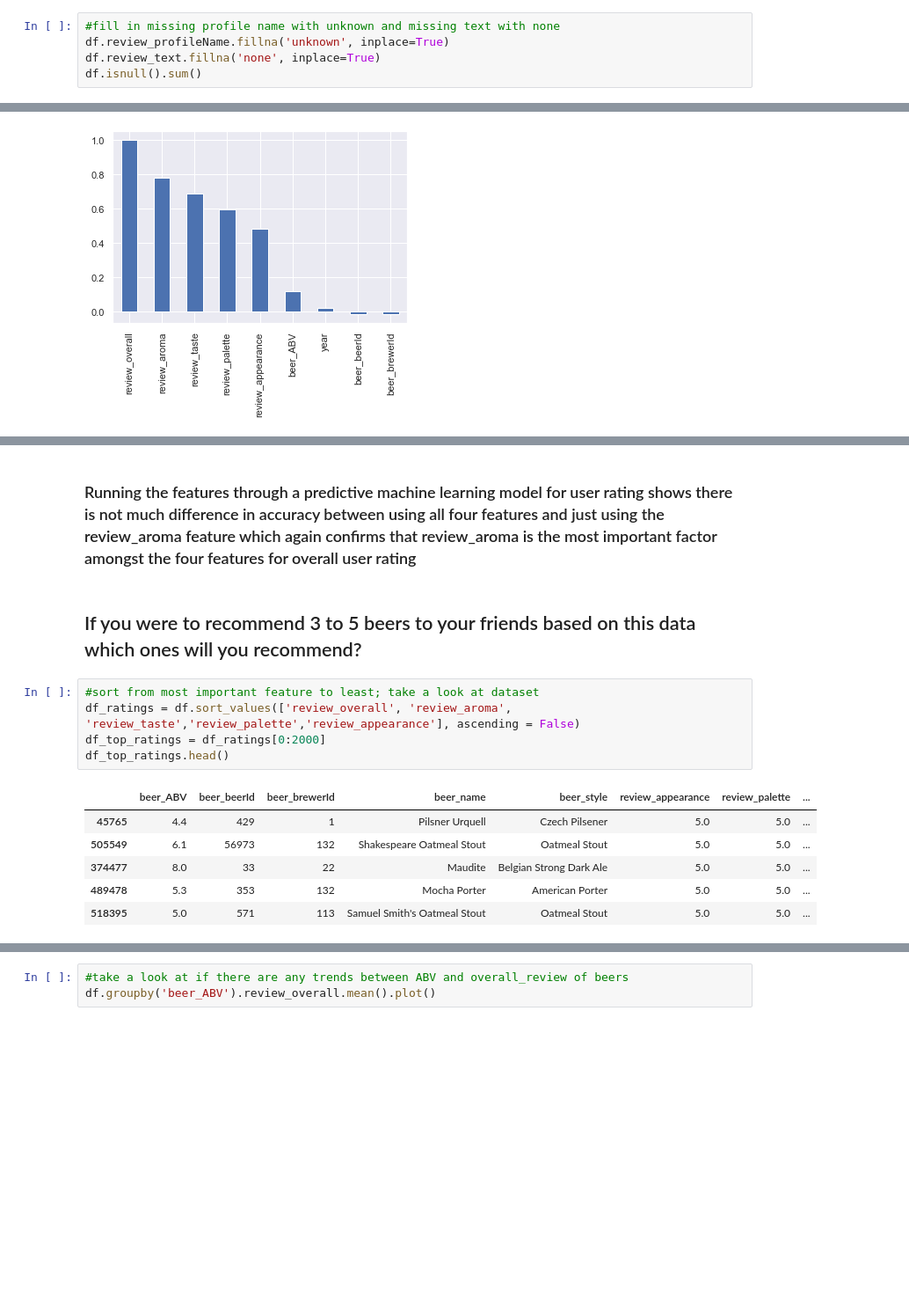
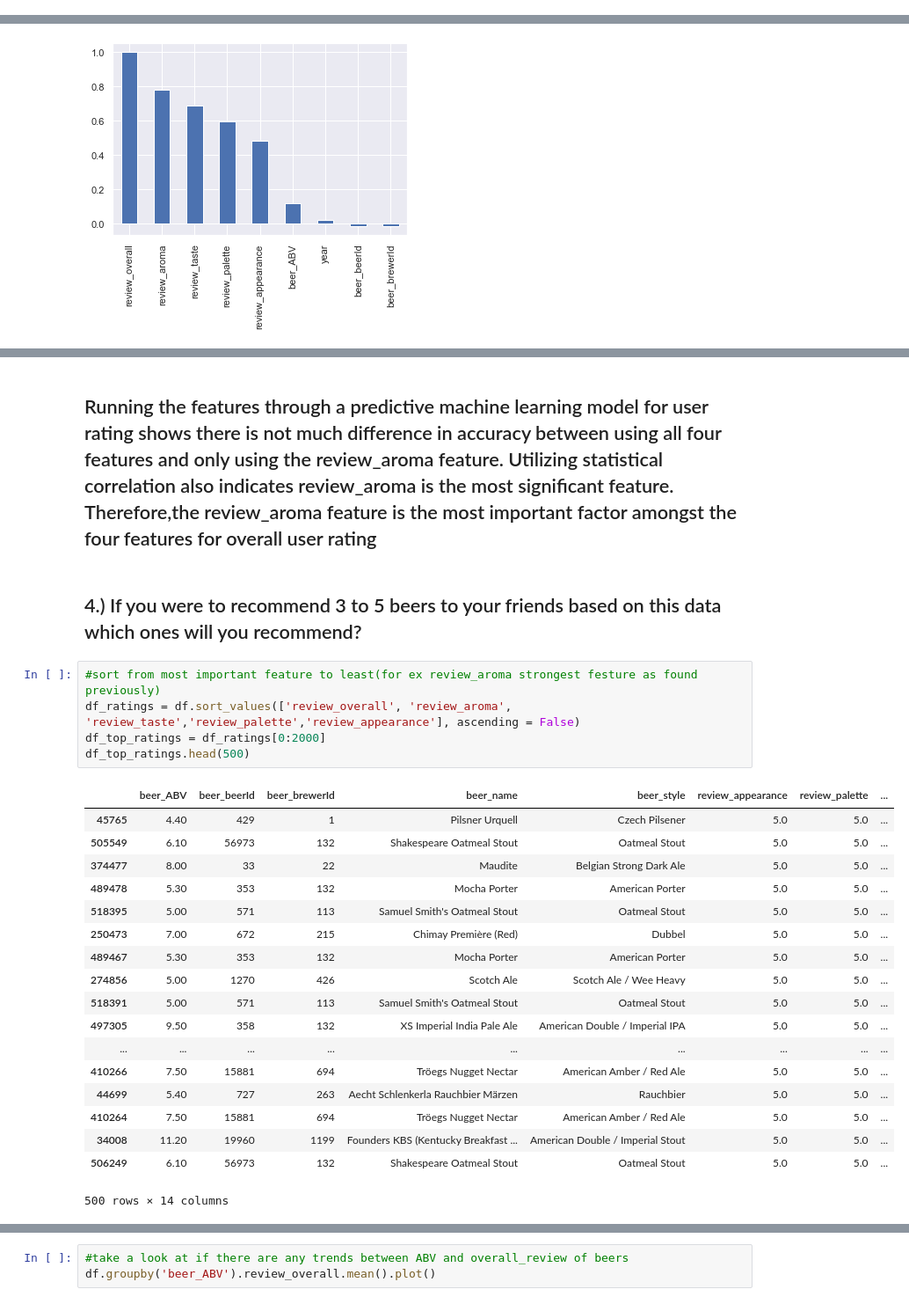
Before and after one commit to rose620/beer_analysis, a Jupyter notebook: Beer_Analysis.ipynb, the cells around one changed output, grey strips where cells are left out. Shown: that part at 88% size. Saved outputs shown, nothing was run; the diff lists cells and outputs as text; blank space fills up the shorter version.

```diff
--- a/Beer_Analysis.ipynb
+++ b/Beer_Analysis.ipynb
@@ -81,8 +65,3 @@ df.describe()
 | 50% | 6.500000 | 14368.000000 | 394.000000 | 4.000000 | 4.000000 | 4.000000 | 4.000000 | ... |
 | 75% | 8.500000 | 40528.000000 | 1475.000000 | 4.000000 | 4.000000 | 4.500000 | 4.000000 | ... |
 | max | 57.700000 | 77310.000000 | 27980.000000 | 5.000000 | 5.000000 | 5.000000 | 5.000000 | ... |
-# %%
-#fill in missing profile name with unknown and missing text with none
-df.review_profileName.fillna('unknown', inplace=True)
-df.review_text.fillna('none', inplace=True)
-df.isnull().sum()
@@ -442,16 +422,28 @@ accuracy on the test subset:0.243
 # %% [markdown]
-### Running the features through a predictive machine learning model for user rating shows there is not much difference in accuracy between using all four features and just using the review_aroma feature which again confirms that review_aroma is the most important factor amongst the four features for overall user rating
+## Running the features through a predictive machine learning model for user rating shows there is not much difference in accuracy between using all four features and only using the review_aroma feature. Utilizing statistical correlation also indicates review_aroma is the most significant feature. Therefore,the review_aroma feature is the most important factor amongst the four features for overall user rating
 # %% [markdown]
-## If you were to recommend 3 to 5 beers to your friends based on this data which ones will you recommend?
+## 4.) If you were to recommend 3 to 5 beers to your friends based on this data which ones will you recommend?
 # %%
-#sort from most important feature to least; take a look at dataset
+#sort from most important feature to least(for ex review_aroma strongest festure as found previously)
 df_ratings = df.sort_values(['review_overall', 'review_aroma', 'review_taste','review_palette','review_appearance'], ascending = False)
 df_top_ratings = df_ratings[0:2000]
-df_top_ratings.head()
+df_top_ratings.head(500)
 # %% [output]
 |  | beer_ABV | beer_beerId | beer_brewerId | beer_name | beer_style | review_appearance | review_palette | ... |
-| 45765 | 4.4 | 429 | 1 | Pilsner Urquell | Czech Pilsener | 5.0 | 5.0 | ... |
-| 505549 | 6.1 | 56973 | 132 | Shakespeare Oatmeal Stout | Oatmeal Stout | 5.0 | 5.0 | ... |
-| 374477 | 8.0 | 33 | 22 | Maudite | Belgian Strong Dark Ale | 5.0 | 5.0 | ... |
-| 489478 | 5.3 | 353 | 132 | Mocha Porter | American Porter | 5.0 | 5.0 | ... |
-| 518395 | 5.0 | 571 | 113 | Samuel Smith's Oatmeal Stout | Oatmeal Stout | 5.0 | 5.0 | ... |
+| 45765 | 4.40 | 429 | 1 | Pilsner Urquell | Czech Pilsener | 5.0 | 5.0 | ... |
+| 505549 | 6.10 | 56973 | 132 | Shakespeare Oatmeal Stout | Oatmeal Stout | 5.0 | 5.0 | ... |
+| 374477 | 8.00 | 33 | 22 | Maudite | Belgian Strong Dark Ale | 5.0 | 5.0 | ... |
+| 489478 | 5.30 | 353 | 132 | Mocha Porter | American Porter | 5.0 | 5.0 | ... |
+| 518395 | 5.00 | 571 | 113 | Samuel Smith's Oatmeal Stout | Oatmeal Stout | 5.0 | 5.0 | ... |
+| 250473 | 7.00 | 672 | 215 | Chimay Première (Red) | Dubbel | 5.0 | 5.0 | ... |
+| 489467 | 5.30 | 353 | 132 | Mocha Porter | American Porter | 5.0 | 5.0 | ... |
+| 274856 | 5.00 | 1270 | 426 | Scotch Ale | Scotch Ale / Wee Heavy | 5.0 | 5.0 | ... |
+| 518391 | 5.00 | 571 | 113 | Samuel Smith's Oatmeal Stout | Oatmeal Stout | 5.0 | 5.0 | ... |
+| 497305 | 9.50 | 358 | 132 | XS Imperial India Pale Ale | American Double / Imperial IPA | 5.0 | 5.0 | ... |
+| ... | ... | ... | ... | ... | ... | ... | ... | ... |
+| 410266 | 7.50 | 15881 | 694 | Tröegs Nugget Nectar | American Amber / Red Ale | 5.0 | 5.0 | ... |
+| 44699 | 5.40 | 727 | 263 | Aecht Schlenkerla Rauchbier Märzen | Rauchbier | 5.0 | 5.0 | ... |
+| 410264 | 7.50 | 15881 | 694 | Tröegs Nugget Nectar | American Amber / Red Ale | 5.0 | 5.0 | ... |
+| 34008 | 11.20 | 19960 | 1199 | Founders KBS (Kentucky Breakfast ... | American Double / Imperial Stout | 5.0 | 5.0 | ... |
+| 506249 | 6.10 | 56973 | 132 | Shakespeare Oatmeal Stout | Oatmeal Stout | 5.0 | 5.0 | ... |
+500 rows × 14 columns
```
Also changed, not shown: parts of 77 cells of this notebook.
